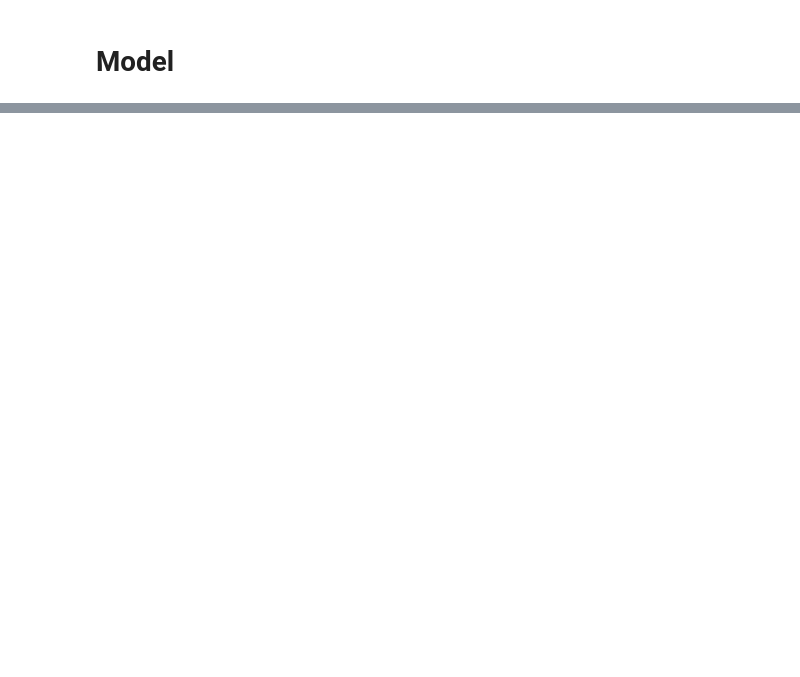
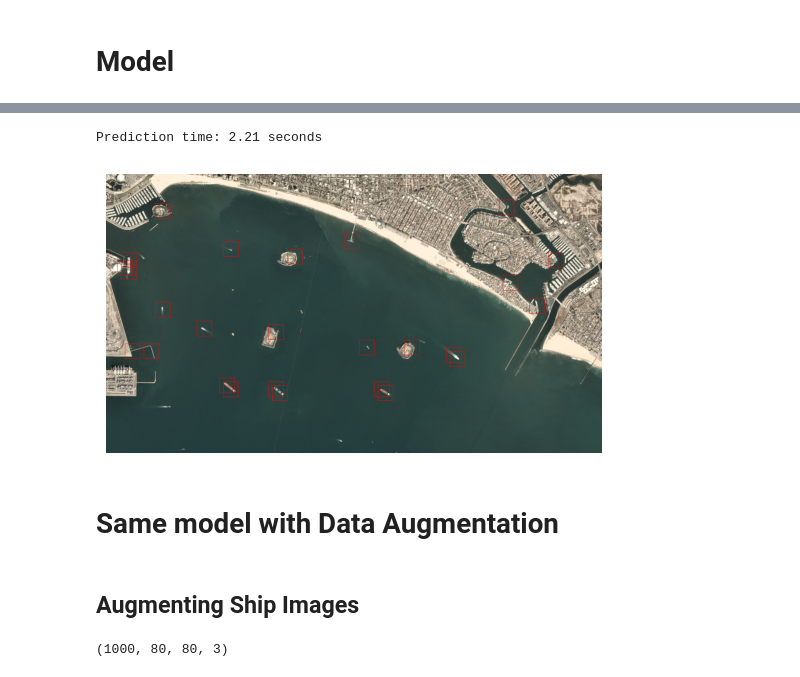
Before and after one commit to AlexRohn-96/shipvision_lewagon, a Jupyter notebook: notebooks/notebook_Alex.ipynb, the cells around one changed output, grey strips where cells are left out. Drawn from its saved outputs; the diff is of its cells as text; code cells hidden in the pictures; blank space fills up the shorter version.

```diff
--- a/notebooks/notebook_Alex.ipynb
+++ b/notebooks/notebook_Alex.ipynb
@@ -461,0 +284,14 @@ WARNING:absl:Compiled the loaded model, but the compiled metrics have yet to be
+# %%
+# Define the image path
+image_path = "/Users/alexrohn/code/AlexRohn-96/shipvision_lewagon_backend/raw_data/scenes/lb_4.png"
+
+# Load the image
+image = Image.open(image_path)
+
+
+generate_scene_with_model(image, model)
+# %% [output]
+Prediction time: 2.21 seconds
+[figure, added]
+# %% [markdown]
+# Same model with Data Augmentation
@@ -461,0 +304,9 @@ WARNING:absl:Compiled the loaded model, but the compiled metrics have yet to be
+# %% [markdown]
+## Augmenting Ship Images
+# %%
+# Filter 'ship' images
+ship_images = X_array[y_array == 1]
+
+ship_images.shape
+# %% [output]
+(1000, 80, 80, 3)
```
Also changed, not shown: parts of 59 cells of this notebook.
